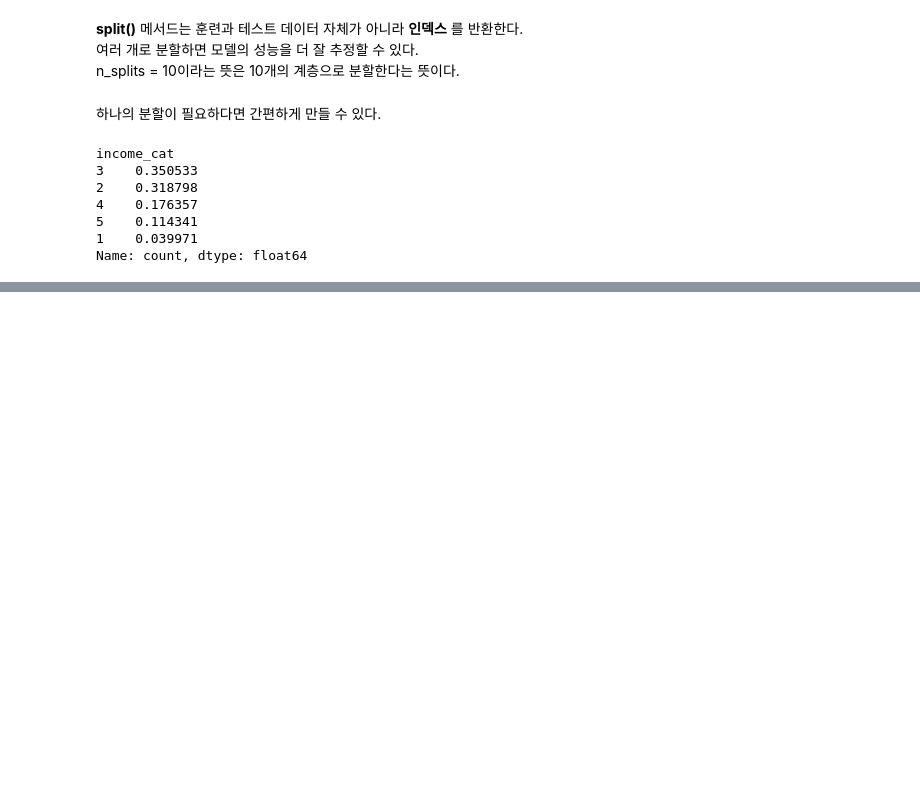
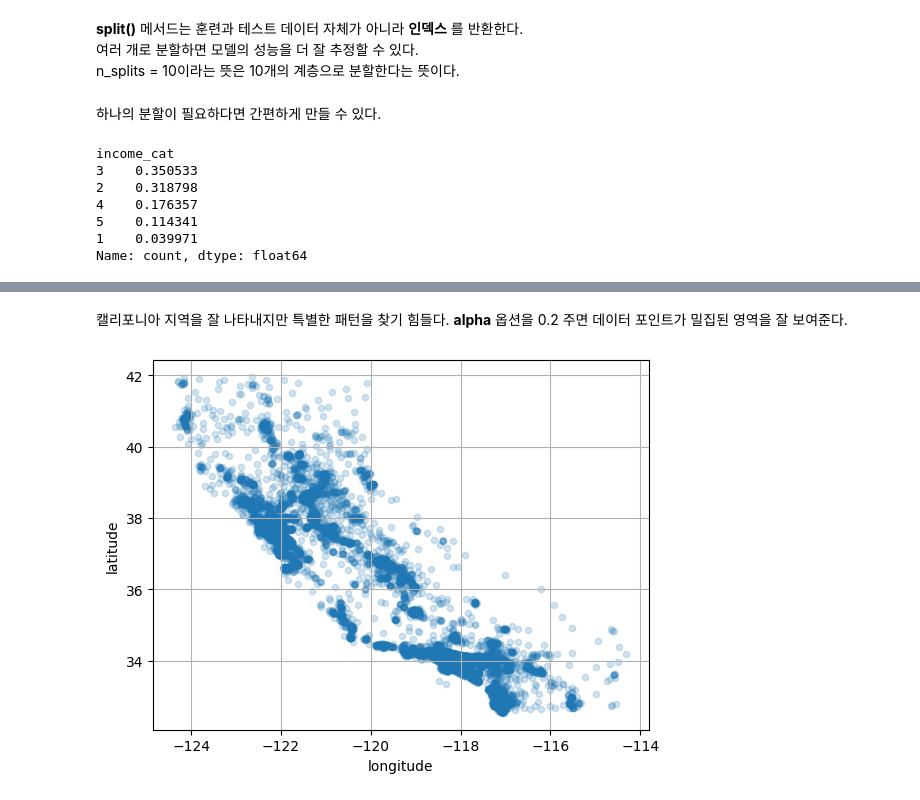
Before and after one commit to gokimkq123/Machine_Learning-with-Scikit-Learn-Keras-TensorFlow, a Jupyter notebook: Chapter 02/house.ipynb, the cells around one changed output, grey strips where cells are left out. Saved outputs shown, nothing was run; the diff lists cells and outputs as text; code cells hidden in the pictures; blank space fills up the shorter version.

```diff
--- a/Chapter 02/house.ipynb
+++ b/Chapter 02/house.ipynb
@@ -114,0 +124,9 @@ for set_ in (strat_train_set, strat_test_set):
+# %% [markdown]
+캘리포니아 지역을 잘 나타내지만 특별한 패턴을 찾기 힘들다. __alpha__ 옵션을 0.2 주면 데이터 포인트가 밀집된 영역을 잘 보여준다.
+# %%
+housing.plot(kind="scatter", x="longitude", y="latitude", grid=True, alpha=0.2)
+plt.xlabel("longitude")
+plt.ylabel("latitude")
+plt.show()
+# %% [output]
+[figure, added]
```
Also changed, not shown: parts of 17 cells of this notebook.
